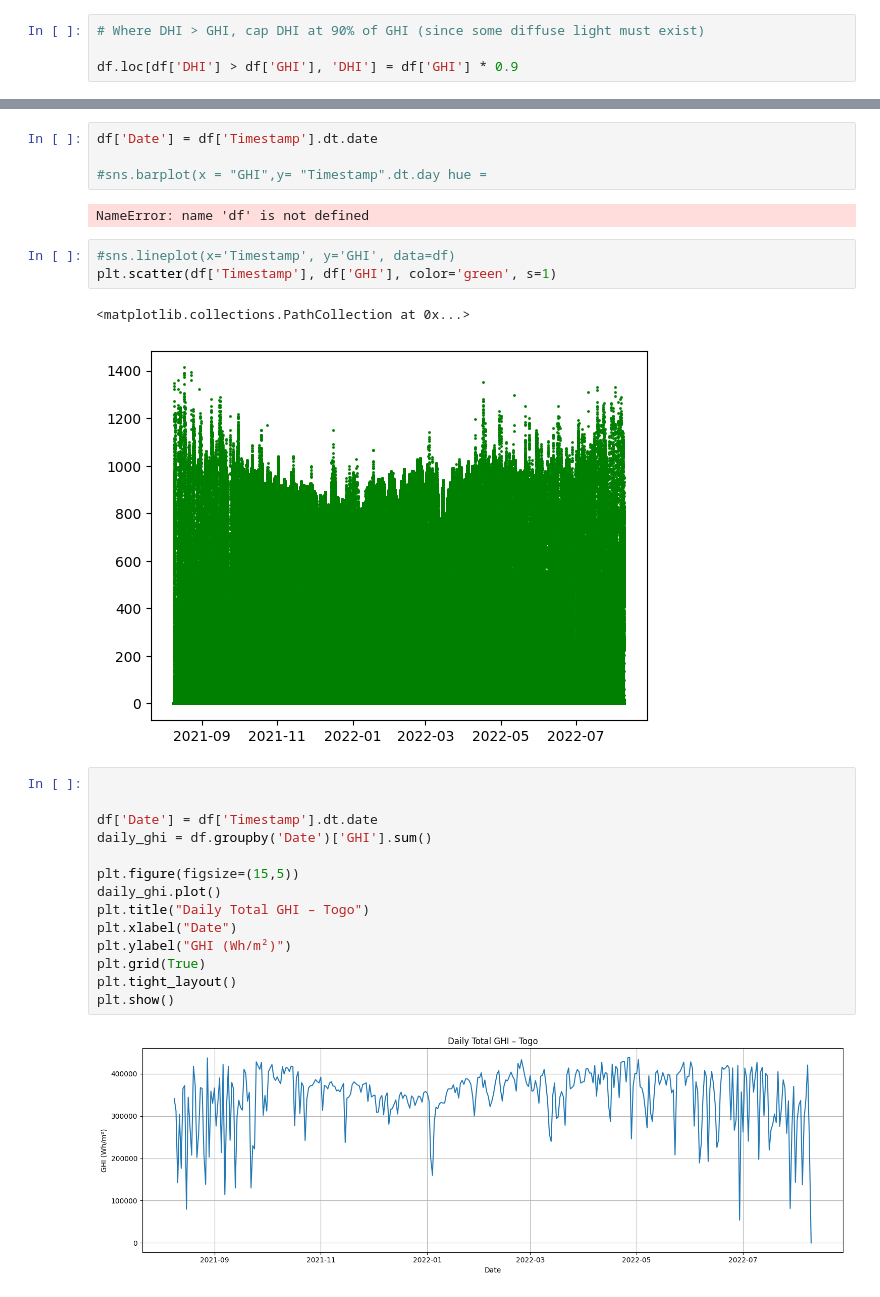
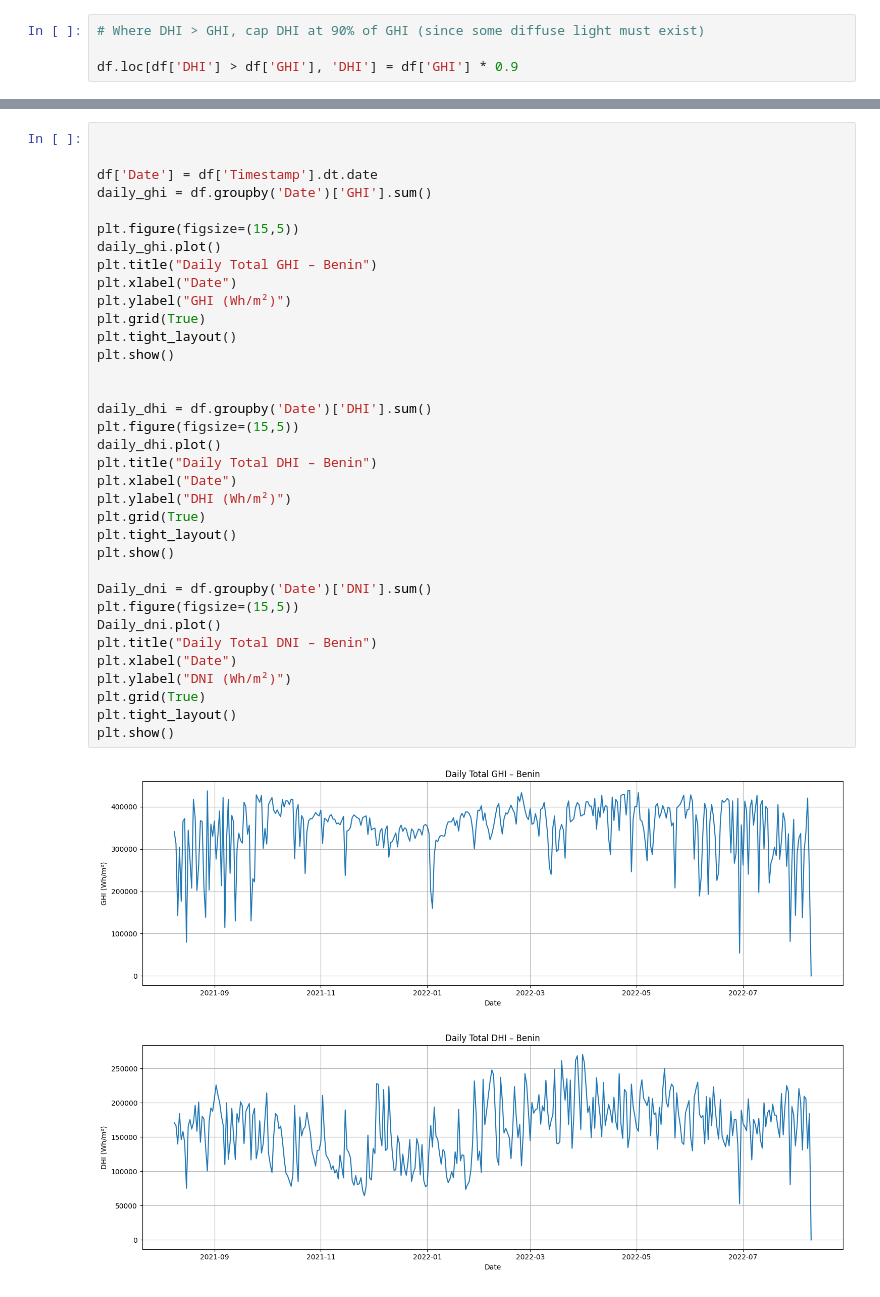
Before and after one commit to nebiyuu/solar-challenge-week-1, a Jupyter notebook: notebook/benin._eda.ipynb, the cells around one changed output, grey strips where cells are left out. Saved outputs shown, nothing was run; the diff lists cells and outputs as text.

```diff
--- a/notebook/benin._eda.ipynb
+++ b/notebook/benin._eda.ipynb
@@ -171,28 +181,38 @@ max     524.000000   147.200000   524.600000
-# %%
-df['Date'] = df['Timestamp'].dt.date
-
-#sns.barplot(x = "GHI",y= "Timestamp".dt.day hue =
-# %% [output]
-NameError: name 'df' is not defined
-# %%
-#sns.lineplot(x='Timestamp', y='GHI', data=df)
-plt.scatter(df['Timestamp'], df['GHI'], color='green', s=1)
-# %% [output]
-<matplotlib.collections.PathCollection at 0x...>
-[figure, removed]
 # %%
 
 
 df['Date'] = df['Timestamp'].dt.date
 daily_ghi = df.groupby('Date')['GHI'].sum()
 
 plt.figure(figsize=(15,5))
 daily_ghi.plot()
-plt.title("Daily Total GHI – Togo")
+plt.title("Daily Total GHI – Benin")
 plt.xlabel("Date")
 plt.ylabel("GHI (Wh/m²)")
 plt.grid(True)
 plt.tight_layout()
 plt.show()
+
+
+daily_dhi = df.groupby('Date')['DHI'].sum()
+plt.figure(figsize=(15,5))
+daily_dhi.plot()
+plt.title("Daily Total DHI – Benin")
+plt.xlabel("Date")
+plt.ylabel("DHI (Wh/m²)")
+plt.grid(True)
+plt.tight_layout()
+plt.show()
+
+Daily_dni = df.groupby('Date')['DNI'].sum()
+plt.figure(figsize=(15,5))
+Daily_dni.plot()
+plt.title("Daily Total DNI – Benin")
+plt.xlabel("Date")
+plt.ylabel("DNI (Wh/m²)")
+plt.grid(True)
+plt.tight_layout()
+plt.show()
 # %% [output]
 [figure]
+[figure, added]
```
Also changed, not shown: parts of 8 cells of this notebook.
